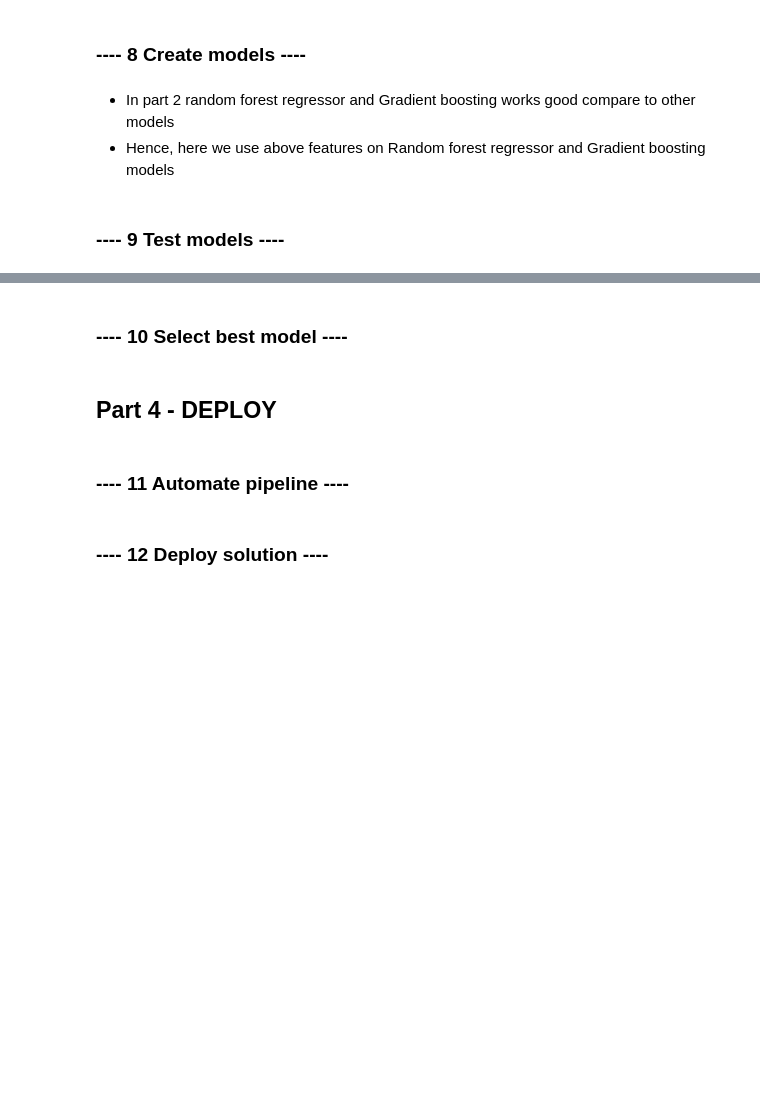
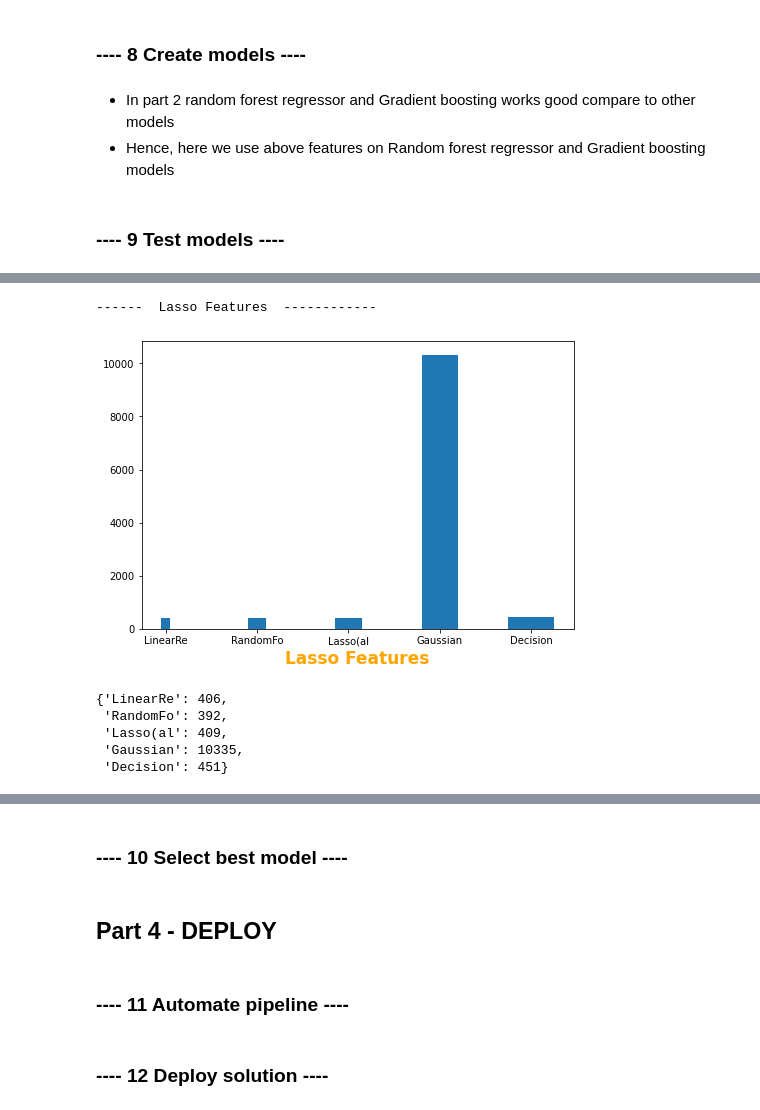
Before and after one commit to GDhasade/SalaryPredictionProject, a Jupyter notebook: First_Portfolio_Project_Version2.ipynb, the cells around one changed output, grey strips where cells are left out. Saved outputs shown, nothing was run; the diff lists cells and outputs as text; code cells hidden in the pictures; blank space fills up the shorter version.

```diff
--- a/First_Portfolio_Project_Version2.ipynb
+++ b/First_Portfolio_Project_Version2.ipynb
@@ -824,7 +824,7 @@ def Lasso(X, Y, num_feats):
     Features = Features.index
     count = num_feats
     FeaturesList=[]
-    for i in s.index:
+    for i in Features:
         if (count != 0):
             FeaturesList.append(i)
         else:
@@ -1179,3 +1191,16 @@ ValueError: shape mismatch: objects cannot be broadcast to a single shape
+# %%
+Plot_Graph(LassoRMSEValues18Features,'Lasso Features')
+# %% [output]
+------  Lasso Features  ------------
+[figure, added]
+# %%
+LassoRMSEValues18Features
+# %% [output]
+{'LinearRe': 406,
+ 'RandomFo': 392,
+ 'Lasso(al': 409,
+ 'Gaussian': 10335,
+ 'Decision': 451}
 # %%
 #------------ Random Forest Regressor -------------
 RFRRMSEValues18Features = run_best_model(SelectedModels, X_RFTrain, Y_RFTrain, X_RFTest)
```
Also changed, not shown: parts of 14 cells of this notebook.
